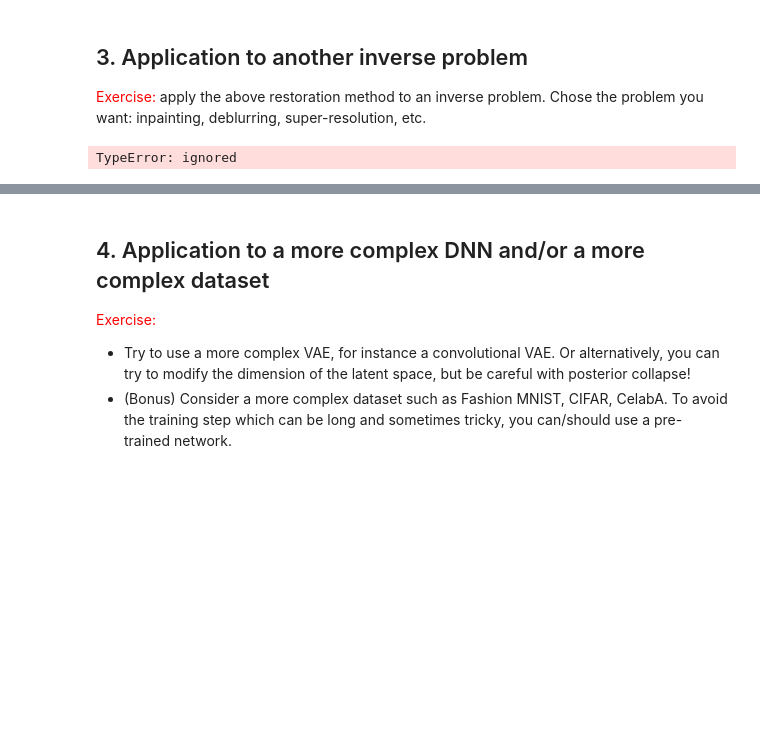
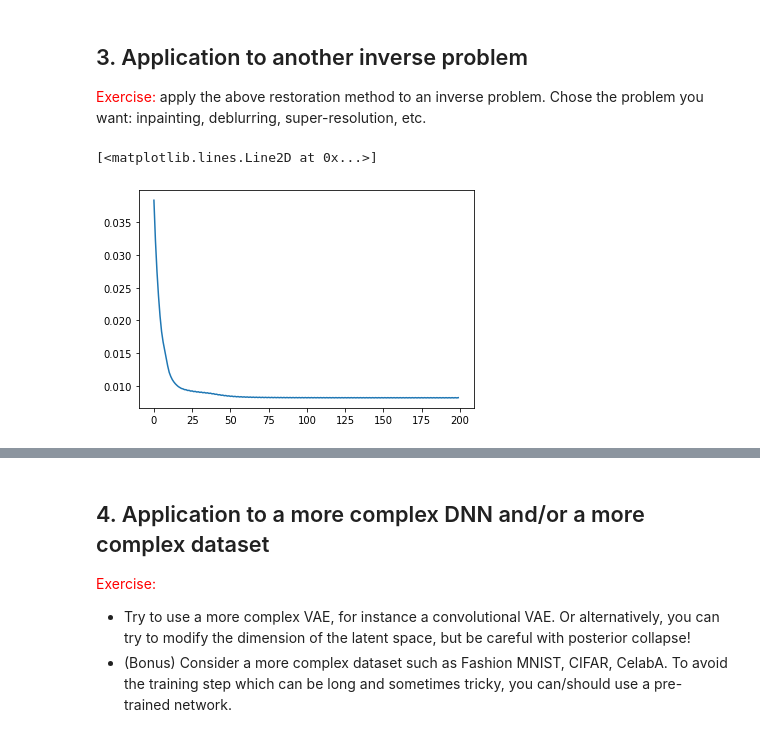
Before and after one commit to valthoraval/deep-learning, a Jupyter notebook: BE_generative_IPs.ipynb, the cells around one changed output, grey strips where cells are left out. Cells and saved outputs as stored; diff of their text form; code cells hidden in the pictures; blank space fills up the shorter version.

```diff
--- a/BE_generative_IPs.ipynb
+++ b/BE_generative_IPs.ipynb
@@ -398,30 +395,35 @@ test_iter = test_loader.__iter__()
 X_batch, _ = next(test_iter)
 # %%
 import torch.nn.functional as F
+import torchvision
 
-iter = 100 # Number of iterations of the gradient descent
-lambda_ = 1e-3 # Lambda parameter for extra regularization
+iter = 200 # Number of iterations of the gradient descent
+lambda_ = 1e-4 # Lambda parameter for extra regularization
 lr = 1e2 # learning rate ()
-sigma = 0.25 # std of the noise we will simulate in the images
 mse_tot = []
 
 # Get test data, add noise
 x = X_batch.to(device).view(batch_size, 28*28)
-y = F.conv2d(x, x)
+#weight=np.torch()
+#y = F.conv2d(X_batch.view(batch_size, 28, 28), weight=torch.ones(1, 8, 3, 3, device=device)/9, padding=1)
+kernel_size = 51
+transform = torchvision.transforms.GaussianBlur((5,5), sigma=2)
+y = transform(X_batch).to(device)
 
 # random init
-z = torch.randn(batch_size,latent_dim).to(device).requires_grad_()
+z = torch.zeros(batch_size,latent_dim).to(device).requires_grad_()
 
 # Gradient descent
 for e in range(iter):
     x_ = model.decode(z)
-    mse = torch.mean((x_.view(-1)-y.view(-1))**2)+lambda_*torch.mean(z**2)
+    mse = torch.mean((x_.view(-1)-y.view(batch_size*28*28))**2)+lambda_*torch.mean(z**2)
     mse.backward()
     with torch.no_grad():
         z -= lr*z.grad
         z.grad.zero_()
     mse_tot.append(mse.item())
 
 plt.plot(mse_tot)
 # %% [output]
-TypeError: ignored
+[<matplotlib.lines.Line2D at 0x...>]
+[figure, added]
```
Also changed, not shown: parts of 2 cells of this notebook.
